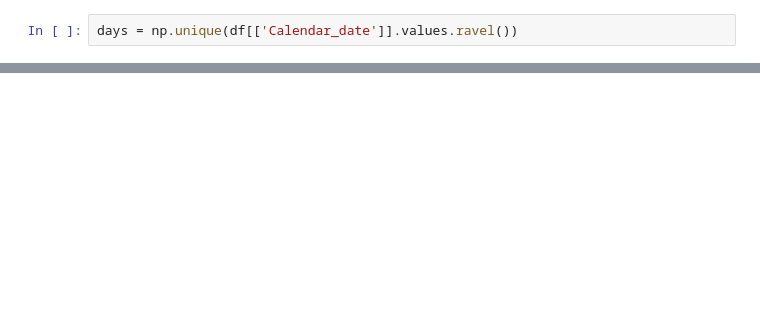
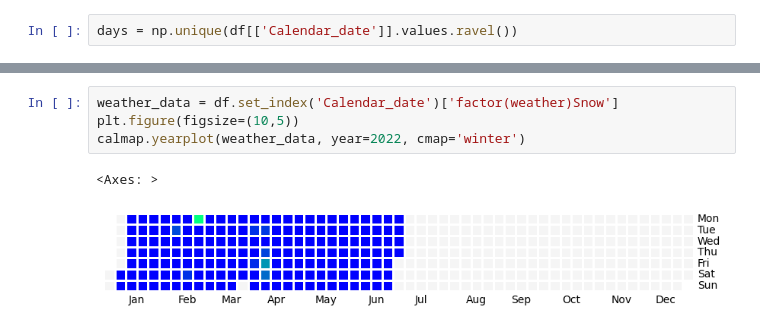
Before and after one commit to Fmazin/AI_Project, a Jupyter notebook: code/main_project_flow.ipynb, the cells around one changed output, grey strips where cells are left out. Cells and saved outputs as stored; diff of their text form; blank space fills up the shorter version.

```diff
--- a/code/main_project_flow.ipynb
+++ b/code/main_project_flow.ipynb
@@ -83,0 +75,7 @@ AttributeError: ignored
+# %%
+weather_data = df.set_index('Calendar_date')['factor(weather)Snow']
+plt.figure(figsize=(10,5))
+calmap.yearplot(weather_data, year=2022, cmap='winter')
+# %% [output]
+<Axes: >
+[figure, added]
```
Also changed, not shown: parts of 4 cells of this notebook.
